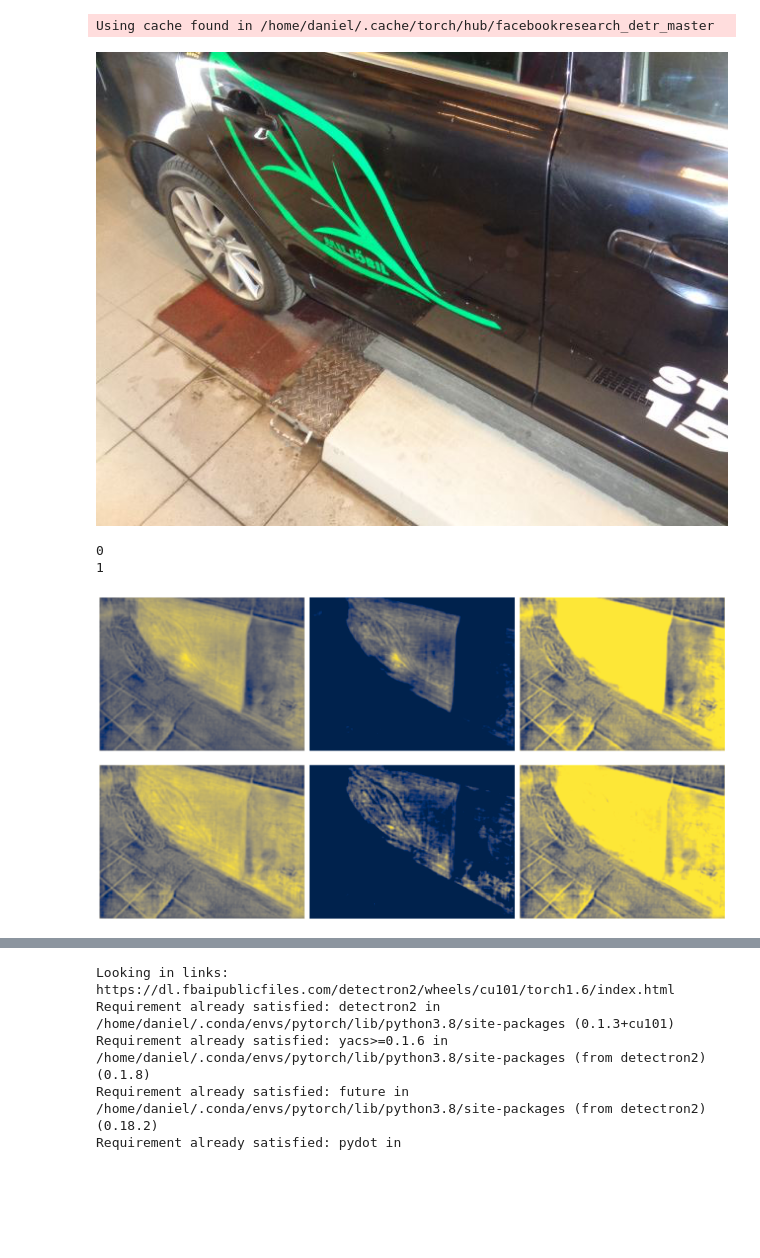
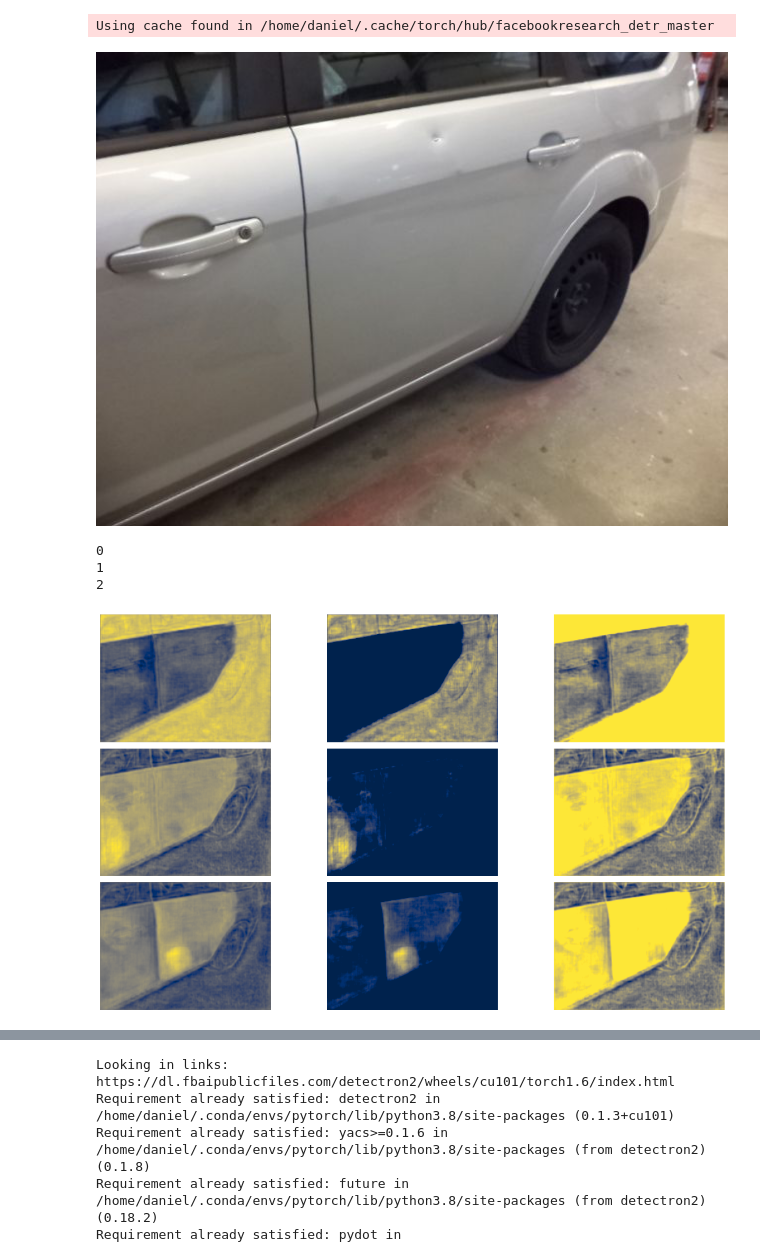
Before and after one commit to ChristianBjernersjo/detr, a Jupyter notebook: cab/fine-tune/eval_segm.ipynb, the cells around one changed output, grey strips where cells are left out. Saved outputs shown, nothing was run; the diff lists cells and outputs as text; code cells hidden in the pictures; blank space fills up the shorter version.

```diff
--- a/cab/fine-tune/eval_segm.ipynb
+++ b/cab/fine-tune/eval_segm.ipynb
@@ -31,17 +31,18 @@ transform = T.Compose([
 # NB²: this is why we chose to set to 1 the default value of `first_class_index`
 # in `via2coco.convert()`.
 
-first_class_index = 1
+first_class_index = 0
 
 
 assert(first_class_index in [0, 1])
 
 if first_class_index == 0:
-    num_classes = 2
+    num_classes = 3
 
     finetuned_classes = [
         'front_door',
         'rear_door',
+        'not_door',
     ]
 else:
     num_classes = 3
@@ -49,6 +50,7 @@ else:
         'NA/',
         'front_door',
         'rear_door',
+        'not_door',
     ]
 
 
@@ -70,17 +76,17 @@ Documents/                  Music/            Templates/  Work/
 # %%
 model, postprocessor = torch.hub.load('facebookresearch/detr', 'detr_resnet50_panoptic', pretrained=False, return_postprocessor=True, num_classes=num_classes)
-checkpoint = torch.load('old_run_output/2020-09-09_SEGM_contd_(2020-09-09_contd_(20.....)/checkpoint.pth', map_location='cpu')
+checkpoint = torch.load('run_output_old/2020_09_18-16:49 panoptic 3class (T:D, V:Z) P:2020_09_18-15:21/checkpoint.pth', map_location='cpu')
 model.load_state_dict(checkpoint['model'], strict=False)
 
 model.eval();
 # %% [output]
 Using cache found in /home/daniel/.cache/torch/hub/facebookresearch_detr_master
 # %%
-filename = "/mnt/data2/datasets/detr_doors_dont_train/008.jpg"
+filename = '/mnt/data2/datasets/detr/detr_doors_3class (T:D, V:Z)/val2017/013.jpg'
 im = Image.open(filename)
 display(im)
 # %% [output]
-[figure, old version]
+[figure, new version]
 # %%
 # mean-std normalize the input image (batch-size: 1)
 img = transform(im).unsqueeze(0)
@@ -88,34 +94,35 @@ out = model(img)
 # %%
 # compute the scores, excluding the "no-object" class (the last one)
 scores = out["pred_logits"].softmax(-1)[...,:-1].max(-1)[0]
 
 # threshold the confidence
-keep = scores > 0.9
+keep = scores > 0.7
 # Plot all the remaining masks
 ncols = 3
 
 fig, axs = plt.subplots(ncols=ncols, nrows=math.ceil(keep.sum().item()*3 / ncols), figsize=(18, 10))
 for i, mask in enumerate(out["pred_masks"][keep]):
     print(i)
     positive_mask = torch.clamp(mask,min=0)
     negative_mask = torch.clamp(mask, max=0)
     ax = axs[i, 0]#, i % ncols]
     ax.imshow(mask, cmap="cividis")
     ax.axis('off')
 
     ax = axs[i, 1]#, i % ncols]
     ax.imshow(positive_mask, cmap="cividis")
     ax.axis('off')
 
     ax = axs[i, 2]#, i % ncols]
     ax.imshow(negative_mask, cmap="cividis")
     ax.axis('off')
 
 fig.tight_layout()
 # %% [output]
 0
 1
+2
-[figure, old version]
+[figure, new version]
 # %%
 # the post-processor expects as input the target size of the predictions (which we set here to the image size)
 result = postprocessor(out, torch.as_tensor(img.shape[-2:]).unsqueeze(0))[0]
```
Also changed, not shown: parts of 3 cells of this notebook, 11 other files.
